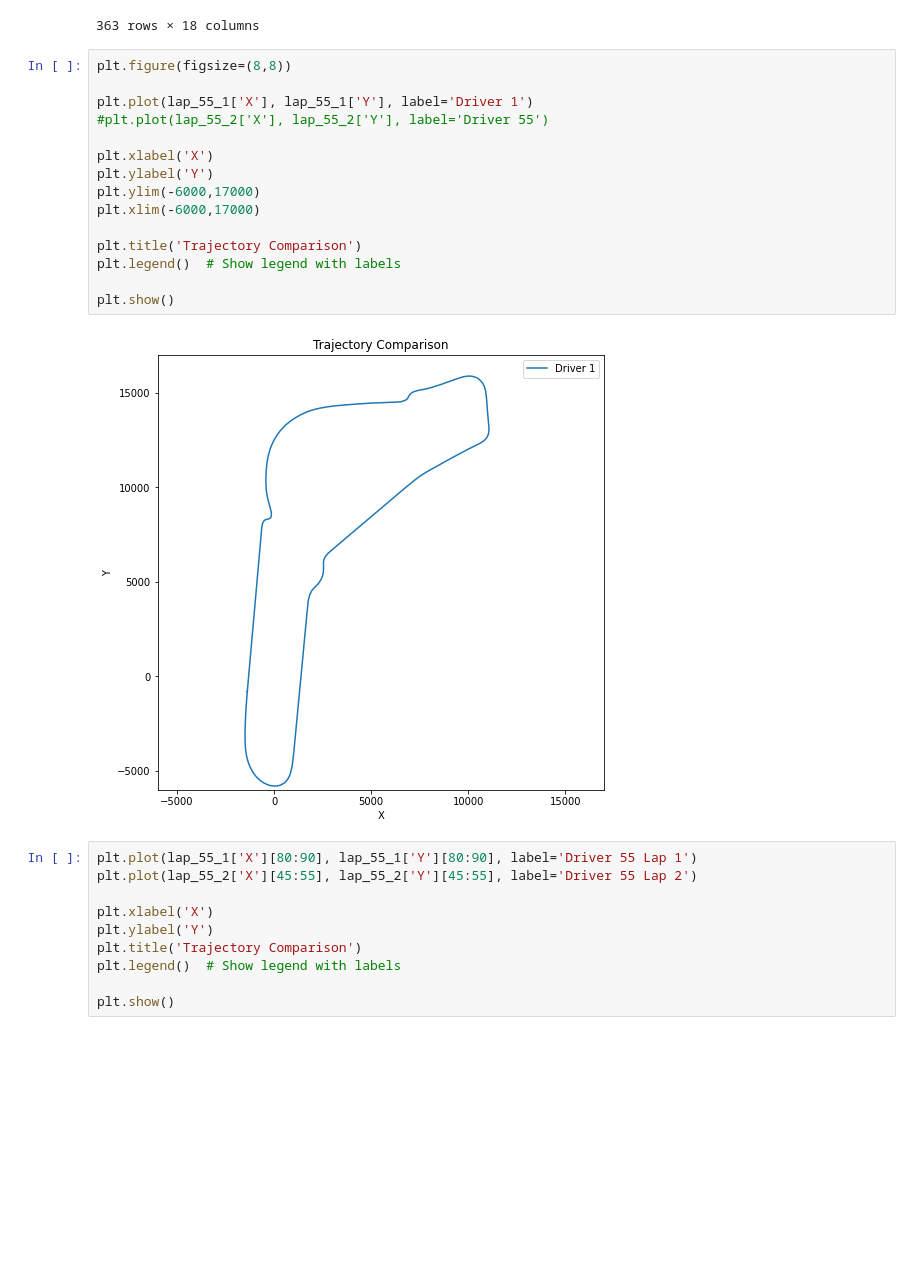
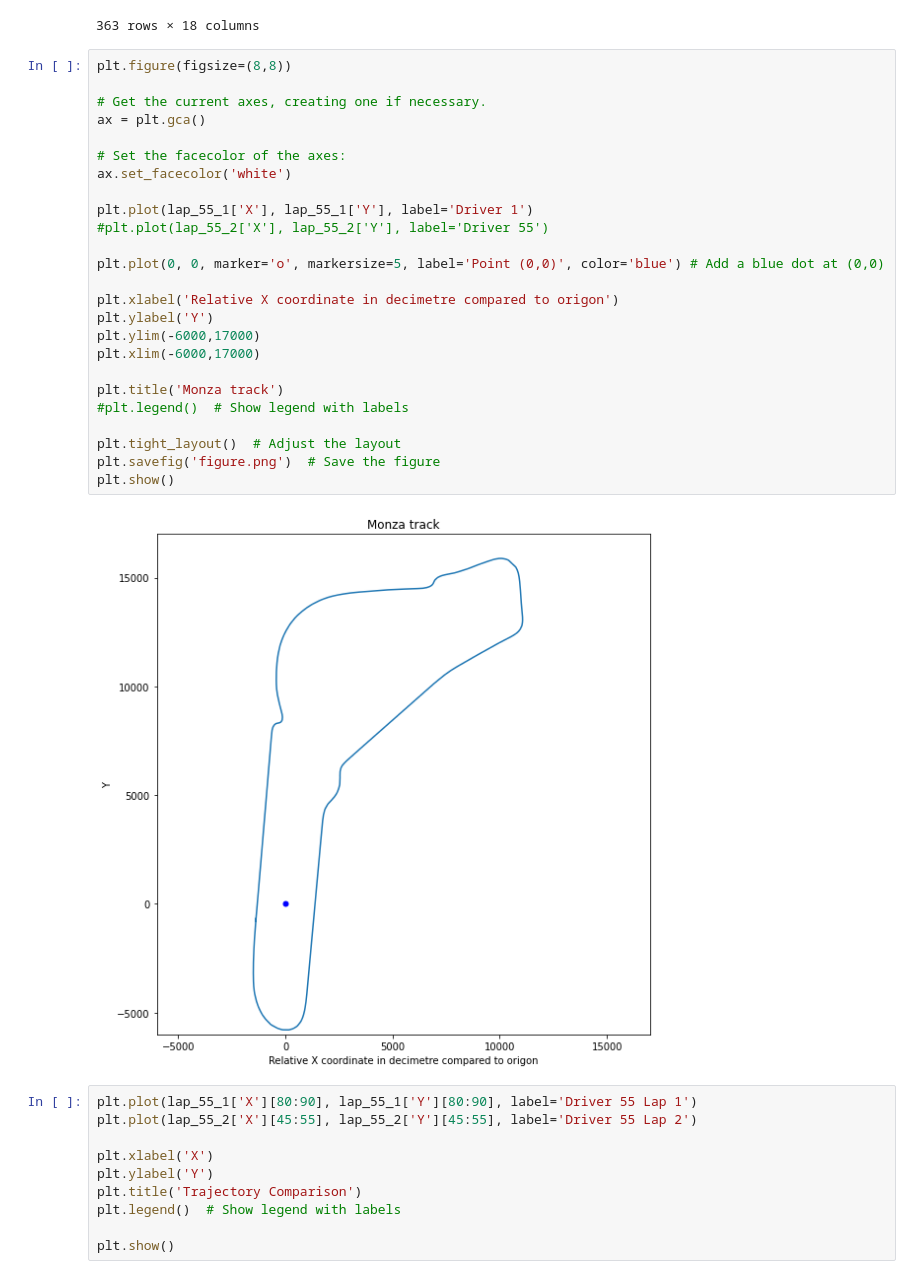
Before and after one commit to MScDS2023/GDS2024-project, a Jupyter notebook: marki.ipynb, the cells around one changed output. Drawn from its saved outputs; the diff is of its cells as text; blank space fills up the shorter version.

```diff
--- a/marki.ipynb
+++ b/marki.ipynb
@@ -410,21 +410,31 @@ lap_55_1
 363 rows × 18 columns
 # %%
 plt.figure(figsize=(8,8))
+
+# Get the current axes, creating one if necessary.
+ax = plt.gca()
+
+# Set the facecolor of the axes:
+ax.set_facecolor('white')
 
 plt.plot(lap_55_1['X'], lap_55_1['Y'], label='Driver 1')
 #plt.plot(lap_55_2['X'], lap_55_2['Y'], label='Driver 55')
 
-plt.xlabel('X')
+plt.plot(0, 0, marker='o', markersize=5, label='Point (0,0)', color='blue') # Add a blue dot at (0,0)
+
+plt.xlabel('Relative X coordinate in decimetre compared to origon')
 plt.ylabel('Y')
 plt.ylim(-6000,17000)
 plt.xlim(-6000,17000)
 
-plt.title('Trajectory Comparison')
-plt.legend()  # Show legend with labels
+plt.title('Monza track')
+#plt.legend()  # Show legend with labels
 
+plt.tight_layout()  # Adjust the layout
+plt.savefig('figure.png')  # Save the figure
 plt.show()
 # %% [output]
-[figure, old version]
+[figure, new version]
 # %%
 plt.plot(lap_55_1['X'][80:90], lap_55_1['Y'][80:90], label='Driver 55 Lap 1')
 plt.plot(lap_55_2['X'][45:55], lap_55_2['Y'][45:55], label='Driver 55 Lap 2')
```
Also changed, not shown: 3 other files.
